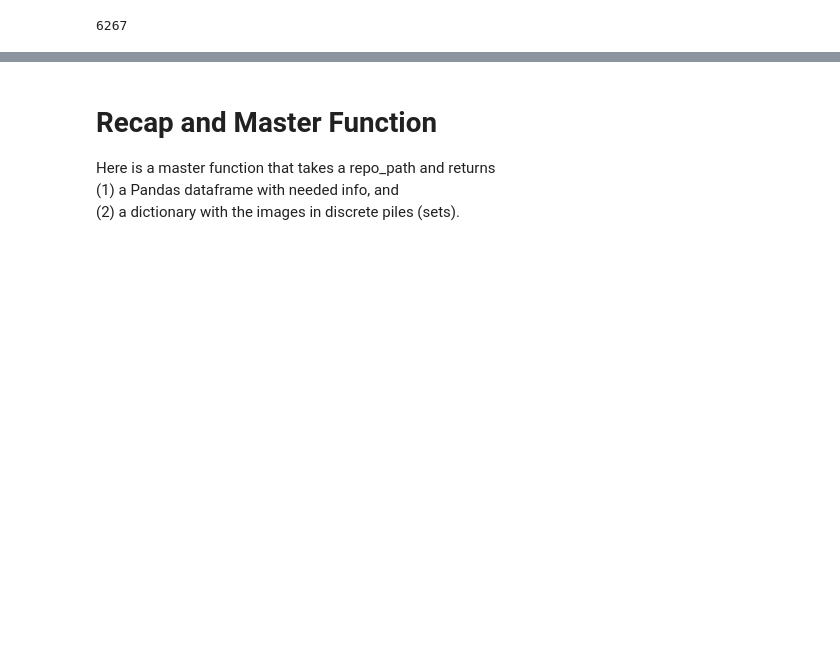
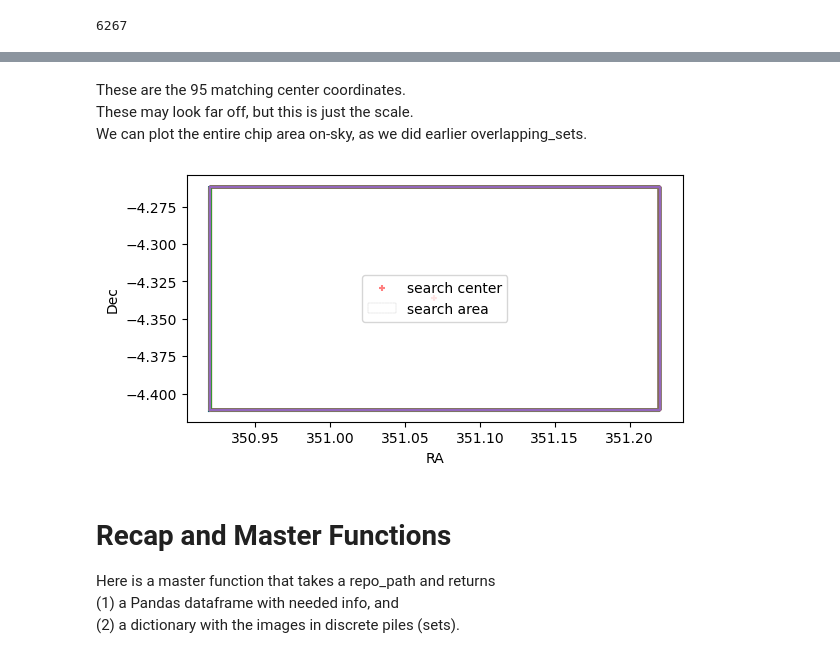
Before and after one commit to dirac-institute/kbmod, a Jupyter notebook: notebooks/region_search/Region Searching Workbook.ipynb, the cells around one changed output, grey strips where cells are left out. Drawn from its saved outputs; the diff is of its cells as text; code cells hidden in the pictures; blank space fills up the shorter version.

```diff
--- a/notebooks/region_search/Region Searching Workbook.ipynb
+++ b/notebooks/region_search/Region Searching Workbook.ipynb
@@ -1165,5 +1359,44 @@ def ra_dec_search_overlapping_sets(df, overlapping_sets):
+# %% [markdown]
+These are the 95 matching center coordinates.\
+These may look far off, but this is just the scale.\
+We can plot the entire chip area on-sky, as we did earlier overlapping_sets.
+# %%
+# Plot the centers
+# plt.scatter([x[0] for x in ra_dec_search_results_df["center_coord"]], [x[1] for x in ra_dec_search_results_df["center_coord"]], s=2, alpha=0.5, label="matches")
+plt.scatter(
+    searching_ra_dec[0], searching_ra_dec[1], color="red", s=20, alpha=0.5, marker="+", label="search center"
+)
+for quad in [getRegionCorners(x) for x in ra_dec_search_results_df["region"]]:
+    ra_bounds, dec_bounds = getMinMaxRaDec(quad)
+    #
+    coords = []
+    coords.append((ra_bounds[0], dec_bounds[0]))
+    coords.append((ra_bounds[0], dec_bounds[1]))
+    coords.append((ra_bounds[1], dec_bounds[1]))
+    coords.append((ra_bounds[1], dec_bounds[0]))
+    coords.append((ra_bounds[0], dec_bounds[0]))  # close the "shape"
+    #
+    plt.plot([x[0] for x in coords], [x[1] for x in coords]),  # label=ra_dec_search_results[i])
+circle = plt.Circle(
+    (searching_ra_dec[0], searching_ra_dec[1]),
+    ra_dec_search_radius.to(u.degree).value,
+    color="black",
+    alpha=0.75,
+    fill=False,
+    label="search area",
+    linestyle="--",
+    linewidth=0.1,
+)
+plt.xlabel(f"RA")
+plt.ylabel("Dec")
+ax = plt.gca()
+ax.add_patch(circle)
+plt.legend()
+ax.set_aspect("equal", adjustable="box")
+# %% [output]
+[figure, added]
 # %% [markdown]
-# Recap and Master Function
+# Recap and Master Functions
 Here is a master function that takes a repo_path and returns \
 (1) a Pandas dataframe with needed info, and\
 (2) a dictionary with the images in discrete piles (sets).
```
Also changed, not shown: parts of 33 cells of this notebook.
